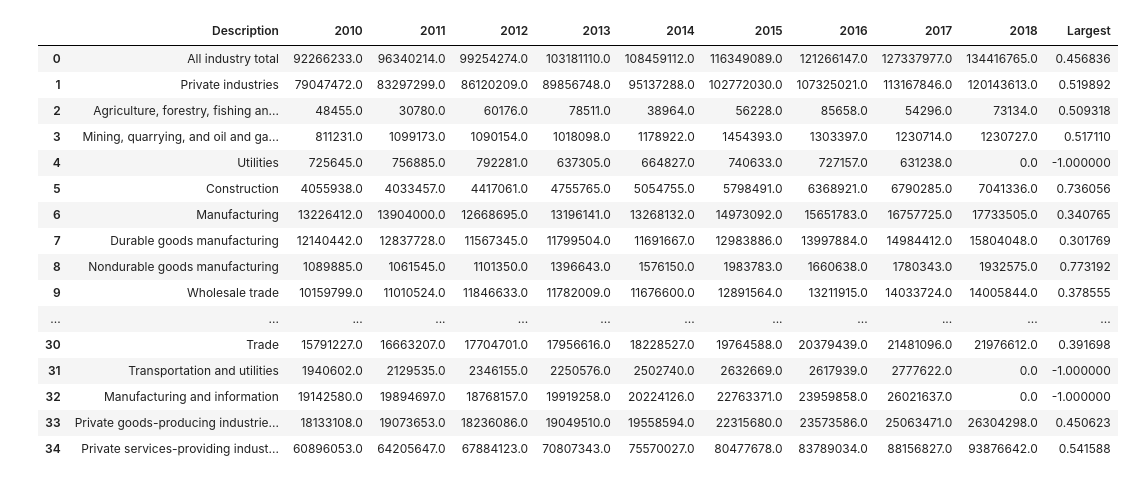
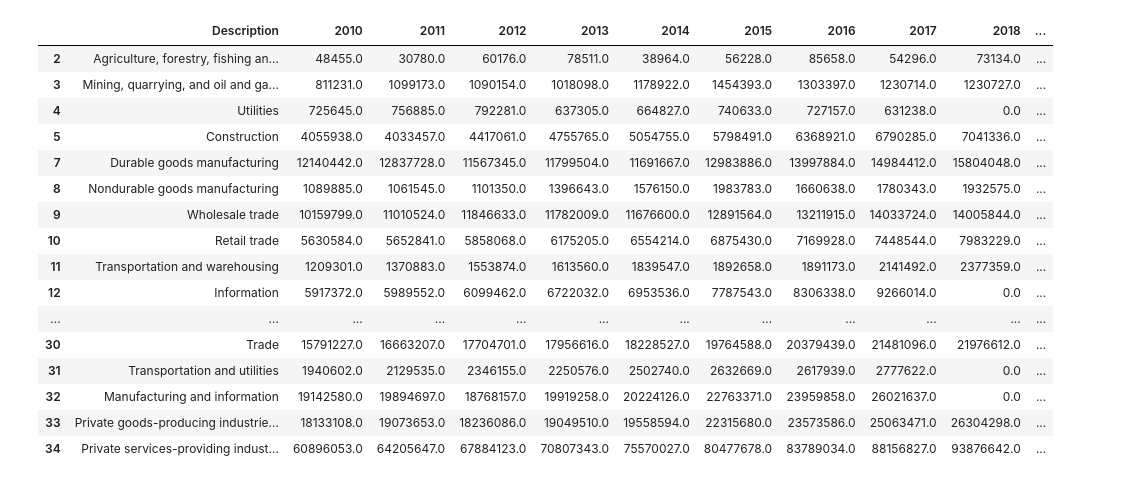
Before and after one commit to travis-tyler/AustinPopulationData, a Jupyter notebook: Rolando/Industries.ipynb, the cells around one changed output. Cells and saved outputs as stored; diff of their text form; code cells hidden in the pictures.

```diff
--- a/Rolando/Industries.ipynb
+++ b/Rolando/Industries.ipynb
@@ -12,7 +15,5 @@ data = (pd.read_csv(path))
 industries = []
 industries.append(data["Description"].unique())
 # %%
-austin = data.drop(columns=["GeoFips","GeoName","LineCode","2001","2002","2003","2004","2005","2006","2007","2008","2009"])
-austin = austin.drop(austin.index[[28]])
-n = austin.columns.drop("Description")
-austin
+# Drop columns to make DataFrame easyer to read
+austin_df = data.drop(columns=["GeoFips","GeoName","LineCode","2001","2002","2003","2004","2005","2006","2007","2008","2009"])
@@ -36,0 +20,5 @@ austin
+# %%
+# Drop rows because many of them have errors and they make the data incorrect
+austin = austin_df.drop(austin_df.index[[0,1,6,13,18,19,20,23,28]])
+n = austin_df.columns.drop("Description")
+austin
@@ -38,10 +44,10 @@ austin
 # replacing (D) with 0
 austin[n] = austin[n].replace("(D)","0")
 # %%
-# Change the years instead of being objects for them to be floats so you can make changes
+# Change the year type instead of being objects to float so you can make changes
 austin[n] = austin[n].astype("float", errors="ignore")
 
 # add a new column to a dataframe for the % change
-austin["Largest"] = ""
+austin["% Change from 2010-2018"] = ""
 austin
 # %% [output]
@@ -65,25 +71,25 @@ austin
 # %%
 # get the % change of year 2010 and 2018 to see how much an industry has grown in 8 years
 diff = (austin["2018"] - austin["2010"])/austin["2010"]
-austin["Largest"] = diff
+austin["% Change from 2010-2018"] = diff
 austin
 # %% [output]
-|  | Description | 2010 | 2011 | 2012 | 2013 | 2014 | 2015 | 2016 | 2017 | 2018 | Largest |
-| 0 | All industry total | 92266233.0 | 96340214.0 | 99254274.0 | 103181110.0 | 108459112.0 | 116349089.0 | 121266147.0 | 127337977.0 | 134416765.0 | 0.456836 |
-| 1 | Private industries | 79047472.0 | 83297299.0 | 86120209.0 | 89856748.0 | 95137288.0 | 102772030.0 | 107325021.0 | 113167846.0 | 120143613.0 | 0.519892 |
-| 2 | Agriculture, forestry, fishing an... | 48455.0 | 30780.0 | 60176.0 | 78511.0 | 38964.0 | 56228.0 | 85658.0 | 54296.0 | 73134.0 | 0.509318 |
-| 3 | Mining, quarrying, and oil and ga... | 811231.0 | 1099173.0 | 1090154.0 | 1018098.0 | 1178922.0 | 1454393.0 | 1303397.0 | 1230714.0 | 1230727.0 | 0.517110 |
-| 4 | Utilities | 725645.0 | 756885.0 | 792281.0 | 637305.0 | 664827.0 | 740633.0 | 727157.0 | 631238.0 | 0.0 | -1.000000 |
-| 5 | Construction | 4055938.0 | 4033457.0 | 4417061.0 | 4755765.0 | 5054755.0 | 5798491.0 | 6368921.0 | 6790285.0 | 7041336.0 | 0.736056 |
-| 6 | Manufacturing | 13226412.0 | 13904000.0 | 12668695.0 | 13196141.0 | 13268132.0 | 14973092.0 | 15651783.0 | 16757725.0 | 17733505.0 | 0.340765 |
-| 7 | Durable goods manufacturing | 12140442.0 | 12837728.0 | 11567345.0 | 11799504.0 | 11691667.0 | 12983886.0 | 13997884.0 | 14984412.0 | 15804048.0 | 0.301769 |
-| 8 | Nondurable goods manufacturing | 1089885.0 | 1061545.0 | 1101350.0 | 1396643.0 | 1576150.0 | 1983783.0 | 1660638.0 | 1780343.0 | 1932575.0 | 0.773192 |
-| 9 | Wholesale trade | 10159799.0 | 11010524.0 | 11846633.0 | 11782009.0 | 11676600.0 | 12891564.0 | 13211915.0 | 14033724.0 | 14005844.0 | 0.378555 |
+|  | Description | 2010 | 2011 | 2012 | 2013 | 2014 | 2015 | 2016 | 2017 | 2018 | ... |
+| 2 | Agriculture, forestry, fishing an... | 48455.0 | 30780.0 | 60176.0 | 78511.0 | 38964.0 | 56228.0 | 85658.0 | 54296.0 | 73134.0 | ... |
+| 3 | Mining, quarrying, and oil and ga... | 811231.0 | 1099173.0 | 1090154.0 | 1018098.0 | 1178922.0 | 1454393.0 | 1303397.0 | 1230714.0 | 1230727.0 | ... |
+| 4 | Utilities | 725645.0 | 756885.0 | 792281.0 | 637305.0 | 664827.0 | 740633.0 | 727157.0 | 631238.0 | 0.0 | ... |
+| 5 | Construction | 4055938.0 | 4033457.0 | 4417061.0 | 4755765.0 | 5054755.0 | 5798491.0 | 6368921.0 | 6790285.0 | 7041336.0 | ... |
+| 7 | Durable goods manufacturing | 12140442.0 | 12837728.0 | 11567345.0 | 11799504.0 | 11691667.0 | 12983886.0 | 13997884.0 | 14984412.0 | 15804048.0 | ... |
+| 8 | Nondurable goods manufacturing | 1089885.0 | 1061545.0 | 1101350.0 | 1396643.0 | 1576150.0 | 1983783.0 | 1660638.0 | 1780343.0 | 1932575.0 | ... |
+| 9 | Wholesale trade | 10159799.0 | 11010524.0 | 11846633.0 | 11782009.0 | 11676600.0 | 12891564.0 | 13211915.0 | 14033724.0 | 14005844.0 | ... |
+| 10 | Retail trade | 5630584.0 | 5652841.0 | 5858068.0 | 6175205.0 | 6554214.0 | 6875430.0 | 7169928.0 | 7448544.0 | 7983229.0 | ... |
+| 11 | Transportation and warehousing | 1209301.0 | 1370883.0 | 1553874.0 | 1613560.0 | 1839547.0 | 1892658.0 | 1891173.0 | 2141492.0 | 2377359.0 | ... |
+| 12 | Information | 5917372.0 | 5989552.0 | 6099462.0 | 6722032.0 | 6953536.0 | 7787543.0 | 8306338.0 | 9266014.0 | 0.0 | ... |
 | ... | ... | ... | ... | ... | ... | ... | ... | ... | ... | ... | ... |
-| 30 | Trade | 15791227.0 | 16663207.0 | 17704701.0 | 17956616.0 | 18228527.0 | 19764588.0 | 20379439.0 | 21481096.0 | 21976612.0 | 0.391698 |
-| 31 | Transportation and utilities | 1940602.0 | 2129535.0 | 2346155.0 | 2250576.0 | 2502740.0 | 2632669.0 | 2617939.0 | 2777622.0 | 0.0 | -1.000000 |
-| 32 | Manufacturing and information | 19142580.0 | 19894697.0 | 18768157.0 | 19919258.0 | 20224126.0 | 22763371.0 | 23959858.0 | 26021637.0 | 0.0 | -1.000000 |
-| 33 | Private goods-producing industrie... | 18133108.0 | 19073653.0 | 18236086.0 | 19049510.0 | 19558594.0 | 22315680.0 | 23573586.0 | 25063471.0 | 26304298.0 | 0.450623 |
-| 34 | Private services-providing indust... | 60896053.0 | 64205647.0 | 67884123.0 | 70807343.0 | 75570027.0 | 80477678.0 | 83789034.0 | 88156827.0 | 93876642.0 | 0.541588 |
+| 30 | Trade | 15791227.0 | 16663207.0 | 17704701.0 | 17956616.0 | 18228527.0 | 19764588.0 | 20379439.0 | 21481096.0 | 21976612.0 | ... |
+| 31 | Transportation and utilities | 1940602.0 | 2129535.0 | 2346155.0 | 2250576.0 | 2502740.0 | 2632669.0 | 2617939.0 | 2777622.0 | 0.0 | ... |
+| 32 | Manufacturing and information | 19142580.0 | 19894697.0 | 18768157.0 | 19919258.0 | 20224126.0 | 22763371.0 | 23959858.0 | 26021637.0 | 0.0 | ... |
+| 33 | Private goods-producing industrie... | 18133108.0 | 19073653.0 | 18236086.0 | 19049510.0 | 19558594.0 | 22315680.0 | 23573586.0 | 25063471.0 | 26304298.0 | ... |
+| 34 | Private services-providing indust... | 60896053.0 | 64205647.0 | 67884123.0 | 70807343.0 | 75570027.0 | 80477678.0 | 83789034.0 | 88156827.0 | 93876642.0 | ... |
 # %%
 # What industry grew the most from 2010 to 2018
```
Also changed, not shown: parts of 14 cells of this notebook, 2 other files.
